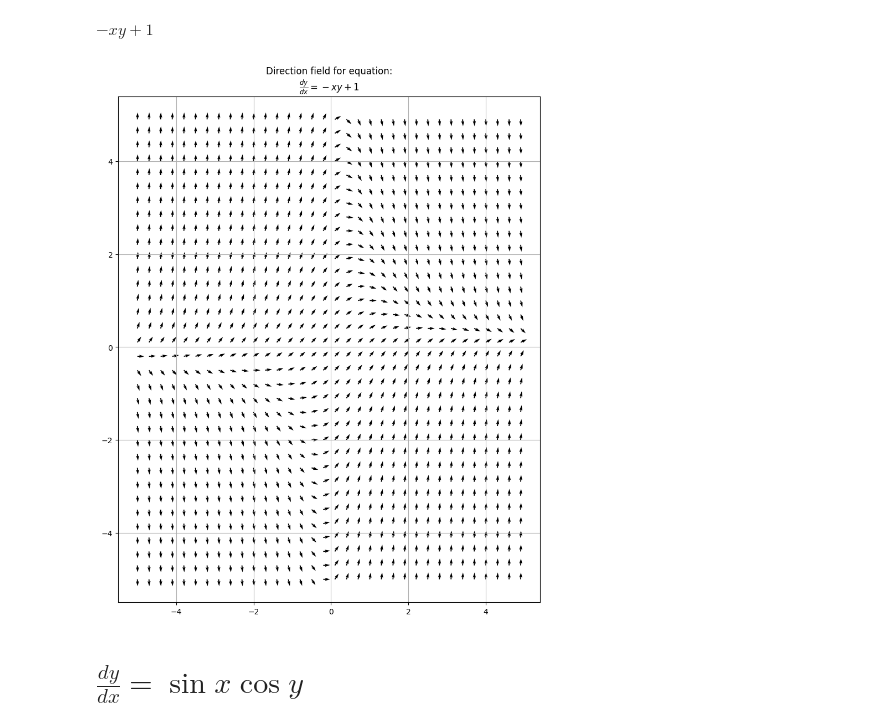
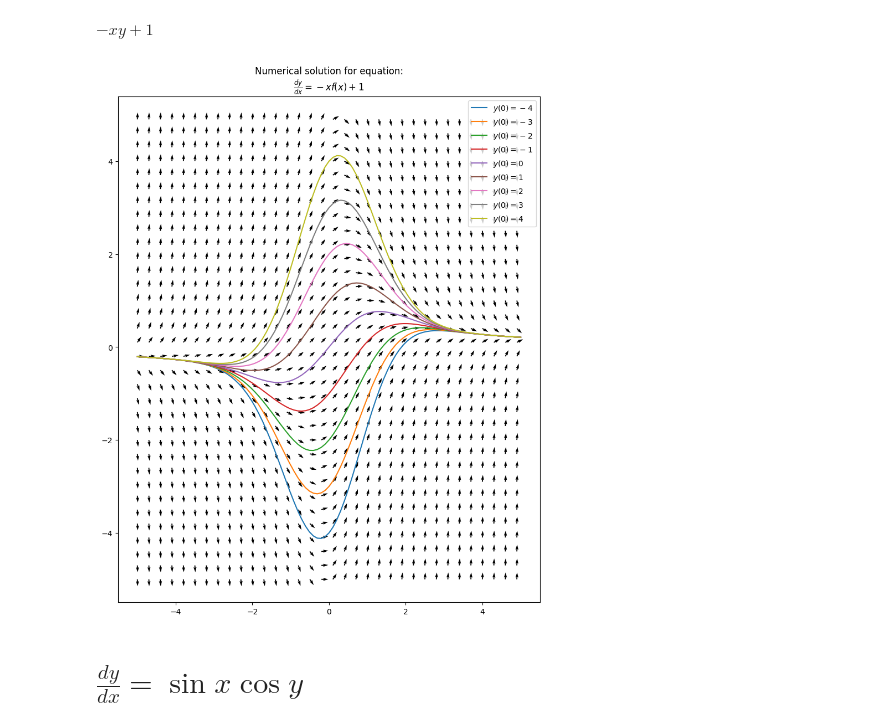
Before and after one commit to Yolonek/DifferentialEquations, a Jupyter notebook: FirstOrderDifferentialEquations/AutonomousFirstOrderDE.ipynb, the cells around one changed output. Cells and saved outputs as stored; diff of their text form; code cells hidden in the pictures.

```diff
--- a/FirstOrderDifferentialEquations/AutonomousFirstOrderDE.ipynb
+++ b/FirstOrderDifferentialEquations/AutonomousFirstOrderDE.ipynb
@@ -56,9 +56,13 @@ $\displaystyle - x y + 1$
 # %%
 a, b = -5, 5
 figure2, axes2 = plt.subplots(1, 1, figsize=(8, 10), layout='constrained')
-plot_direction_field(x, y, direction_field, (a, b, a, b, .3), axes2)
+
+initial_conditions = np.arange(-4, 5, 1)
+initial_x = 0
+plot_direction_field(x, y, direction_field, (a, b, a, b, .3), axes2, title=False)
+plot_numeric_solutions(direction_field.subs(y, f), x, f, initial_conditions, initial_x, (a, b), 100, axes2, legend=True, title=True, threshold=(a, b))
 # %% [output]
-[figure, old version]
+[figure, new version]
 # %% [markdown]
 # $\frac{dy}{dx} = \sin{x} \cos{y}$
 # %%
```
Also changed, not shown: parts of 13 cells of this notebook, 4 other files.
